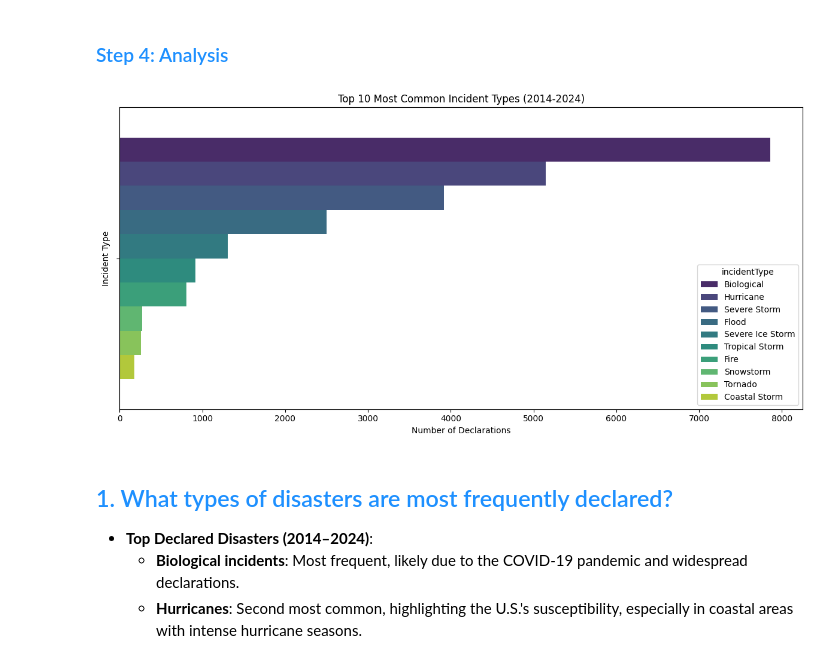
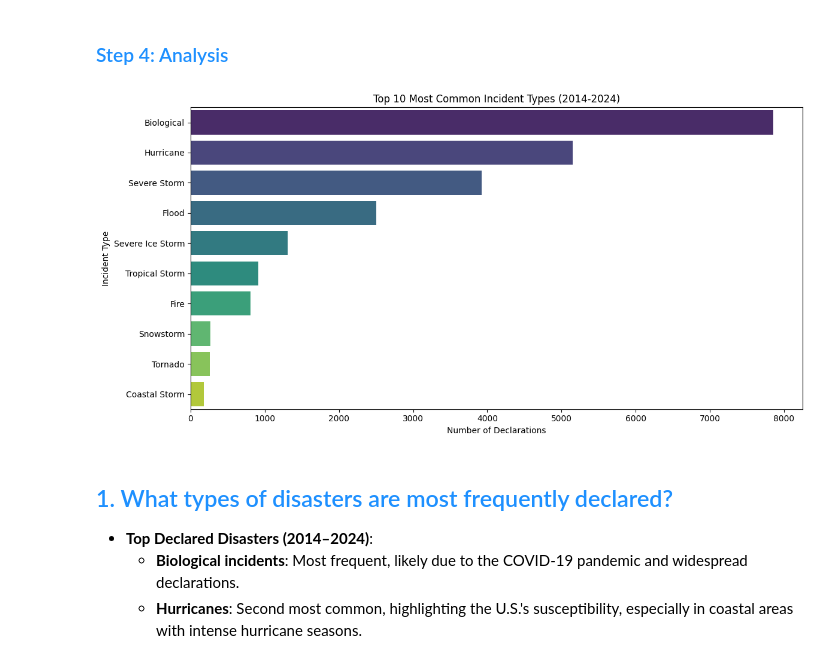
Before and after one commit to melanieguzman95/FEMA_Funding_EDA, a Jupyter notebook: notebooks/FEMA_EDA.ipynb, the cells around one changed output. Cells and saved outputs as stored; diff of their text form; code cells hidden in the pictures.

Commit message:
updated a graph

```diff
--- a/notebooks/FEMA_EDA.ipynb
+++ b/notebooks/FEMA_EDA.ipynb
@@ -182,22 +179,19 @@ focused_data.reset_index(inplace=True, drop=True)
 # %%
 # 1. What types of disasters are most frequently declared?
 
 # Created a Pandas Series named `incident_counts` to identify the top 10 most common disaster types.
 # This was generated using the value counts of the 'incidentType' column and applying .head(10) to extract the top ten most frequent incident types.
 incident_counts = declarations['incidentType'].value_counts().head(10)
 
 plt.figure(figsize=(12, 6))
-sns.barplot(x=incident_counts.values, hue=incident_counts.index, palette='viridis')
+sns.barplot(y=incident_counts.index, x=incident_counts.values, palette='viridis')
 plt.title('Top 10 Most Common Incident Types (2014-2024)')
 plt.xlabel('Number of Declarations')
 plt.ylabel('Incident Type')
 plt.tight_layout()
 plt.show()
-
-
-# Nick: Rather than having the index as the hue, I'd put that as the y-axis to make it easier to read
 # %% [output]
-[figure, old version]
+[figure, new version]
 # %% [markdown]
 <h2 style="color: #1E90FF;">1. What types of disasters are most frequently declared?</h2>
 
```
Also changed, not shown: parts of 1 cell of this notebook.
